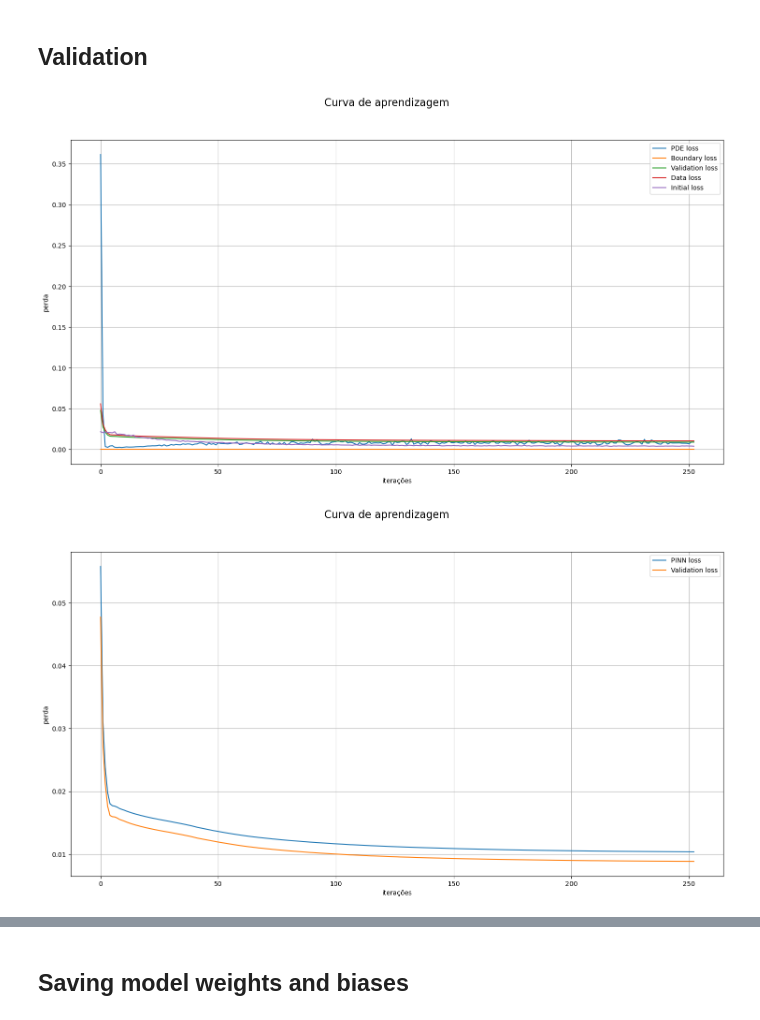
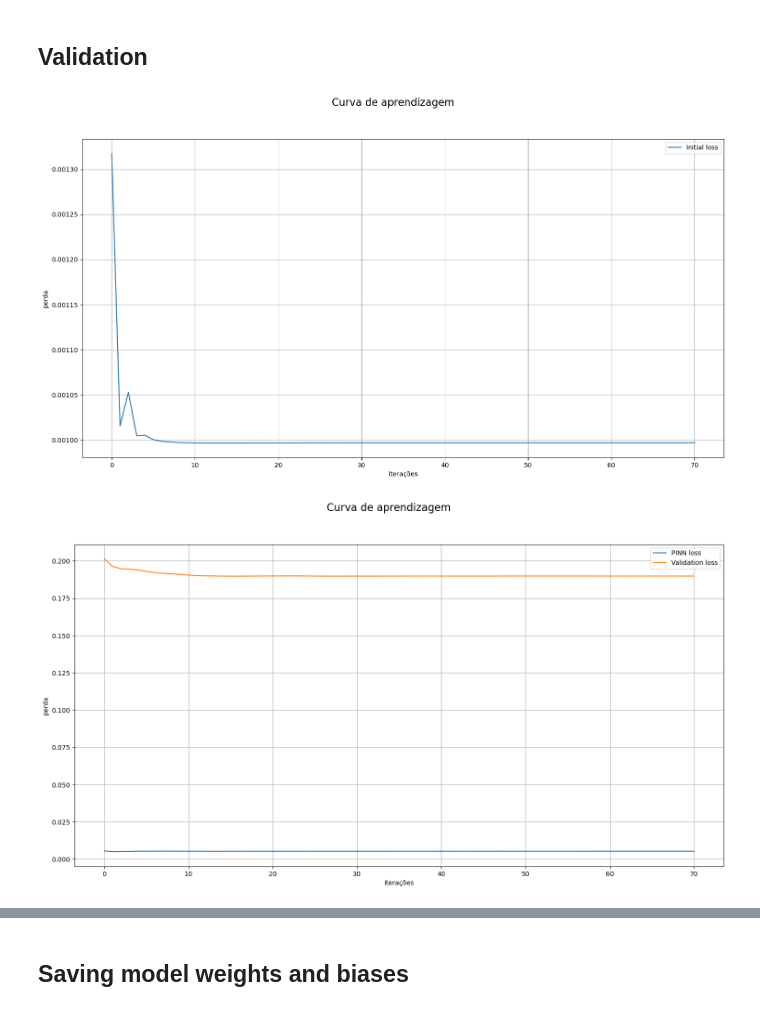
Before and after one commit to Esterci/2D_imune_edema_pinn, a Jupyter notebook: 1D/edp_t_x/pinn_model.ipynb, the cells around one changed output, grey strips where cells are left out. Drawn from its saved outputs; the diff is of its cells as text; code cells hidden in the pictures.

Commit message:
wip(initial condition)

```diff
--- a/1D/edp_t_x/pinn_model.ipynb
+++ b/1D/edp_t_x/pinn_model.ipynb
@@ -1019,51 +1023,51 @@ Early break!
 # %%
 import matplotlib.pyplot as plt
 
 fig = plt.figure(figsize=[18, 9])
 
 fig.suptitle("Curva de aprendizagem", fontsize=16)
 
 # Plotango 3D
 ax = fig.add_subplot(1, 1, 1)
 
 ax.set_xlabel("iterações")
 ax.set_ylabel("perda")
-ax.plot(
-    range(len(C_pde_loss_it.cpu().numpy())),
-    C_pde_loss_it.cpu().numpy(),
-    label="PDE loss",
-)
+# ax.plot(
+#     range(len(C_pde_loss_it.cpu().numpy())),
+#     C_pde_loss_it.cpu().numpy(),
+#     label="PDE loss",
+# )
 
-ax.plot(
-    range(len(C_boundary_loss_it.cpu().numpy())),
-    C_boundary_loss_it.cpu().numpy(),
-    label="Boundary loss",
-)
+# ax.plot(
+#     range(len(C_boundary_loss_it.cpu().numpy())),
+#     C_boundary_loss_it.cpu().numpy(),
+#     label="Boundary loss",
+# )
 
-ax.plot(
-    range(len(val_loss_it.cpu().numpy())),
-    val_loss_it.cpu().numpy(),
-    label="Validation loss",
-)
+# ax.plot(
+#     range(len(val_loss_it.cpu().numpy())),
+#     val_loss_it.cpu().numpy(),
+#     label="Validation loss",
+# )
 
-ax.plot(
-    range(len(C_data_loss_it.cpu().numpy())),
-    C_data_loss_it.cpu().numpy(),
-    label="Data loss",
-)
+# ax.plot(
+#     range(len(C_data_loss_it.cpu().numpy())),
+#     C_data_loss_it.cpu().numpy(),
+#     label="Data loss",
+# )
 
 ax.plot(
     range(len(C_initial_loss_it.cpu().numpy())),
     C_initial_loss_it.cpu().numpy(),
     label="Initial loss",
 )
 # ax.set_yscale("log")
 ax.grid()
 ax.legend()
 
 plt.show()
 # %% [output]
-[figure, old version]
+[figure, new version]
 # %%
 import matplotlib.pyplot as plt
 
@@ -1079,10 +1083,10 @@ ax.set_ylabel("perda")
 
 ax.plot(
     range(len(C_data_loss_it.cpu().numpy())),
-    # C_initial_loss_it.cpu().numpy()
-    # + C_pde_loss_it.cpu().numpy()
-    # + C_boundary_loss_it.cpu().numpy()
-    + C_data_loss_it.cpu().numpy(),
+    C_initial_loss_it.cpu().numpy()
+    + C_pde_loss_it.cpu().numpy()
+    + C_boundary_loss_it.cpu().numpy(),
+    # + C_data_loss_it.cpu().numpy(),
     label="PINN loss",
 )
 ax.plot(
@@ -1096,7 +1100,7 @@ ax.legend()
 
 plt.show()
 # %% [output]
-[figure, old version]
+[figure, new version]
 # %%
 mesh = torch.cat([t_tc, x_tc], dim=1).to(device)
 
```
Also changed, not shown: parts of 8 cells of this notebook.
